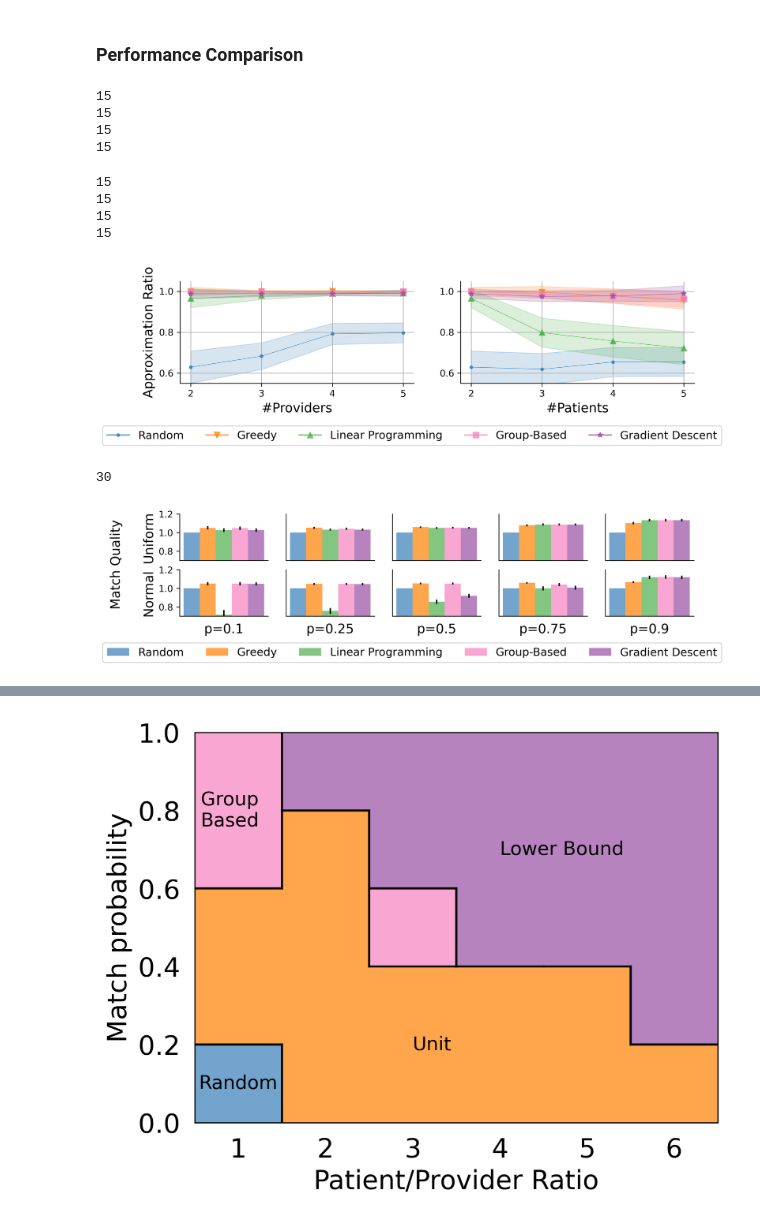
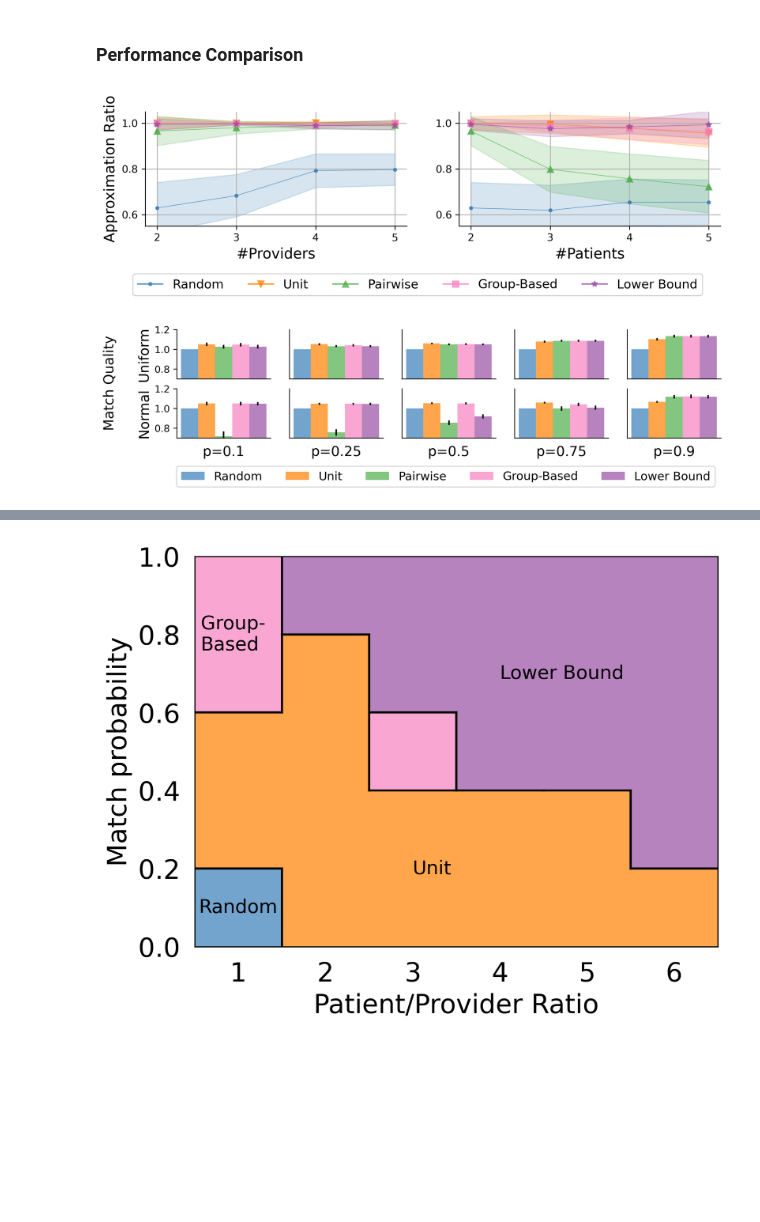
Before and after one commit to naveenr414/patient-provider, a Jupyter notebook: scripts/notebooks/Plotting.ipynb, the cells around one changed output, grey strips where cells are left out. Drawn from its saved outputs; the diff is of its cells as text; code cells hidden in the pictures; blank space fills up the shorter version.

Commit message:
Created all the plots + cleaned them up

```diff
--- a/scripts/notebooks/Plotting.ipynb
+++ b/scripts/notebooks/Plotting.ipynb
@@ -38,45 +38,11 @@ plt.rcParams['axes.spines.right'] = False
 plt.rcParams['axes.spines.top'] = False
 
 plt.rcParams['savefig.bbox'] = 'tight'
-# %%
-colors_by_method = {}
-baseline_methods = ['random','greedy_basic','greedy','']
-lp_methods = ['lp','lp_multiple_match','lp_fairness','lp_more_patients','lp_threshold']
-patient_provider_methods = ['group_based','group_based_unidirectional','provider_focused','provider_focused_less_interference','gradient_descent_2']
-linear_regularization_methods = ['provider_focused_linear_regularization_{}'.format(i) for i in [0.25,0.5,1,2,4]]
-log_regularization_methods = ['provider_focused_log_regularization_{}'.format(i) for i in [0.25,0.5,1,2,4]]
-
-greys = plt.cm.Greys(np.linspace(0, 1, len(baseline_methods)+1))
-vidris = plt.cm.coolwarm(np.linspace(0, 1, len(lp_methods)))
-wistia = plt.cm.Wistia(np.linspace(0, 1, len(patient_provider_methods)))
-vidris_2 = plt.cm.coolwarm(np.linspace(0, 1, len(linear_regularization_methods)))
-wistia_2 = plt.cm.Wistia(np.linspace(0, 1, len(log_regularization_methods)))
-
-
-for i,m in enumerate(baseline_methods):
-    colors_by_method[m] = greys[i+1]
-for i,m in enumerate(lp_methods):
-    colors_by_method[m] = vidris[i]
-for i,m in enumerate(patient_provider_methods):
-    colors_by_method[m] = wistia[i]
-for i,m in enumerate(linear_regularization_methods):
-    colors_by_method[m] = vidris_2[i]
-for i,m in enumerate(log_regularization_methods):
-    colors_by_method[m] = wistia_2[i]
-
-
-colors_by_method['optimal'] = np.array([0.9,0.05,0.05,1.0])
-colors_by_method['optimal_order'] = np.array([0.9,0.05,0.05,1.0])
-# %%
-shapes_by_method = {}
-all_shapes = ['P','o','v','D','s','x','^','<','>']
-for i,m in enumerate(baseline_methods+lp_methods+patient_provider_methods):
-    shapes_by_method[m] = all_shapes[i%len(all_shapes)]
 # %%
 style_size = 'paper'
 # %%
 methods = ['random','greedy','lp','group_based','gradient_descent_fast']
-method_labels = ["Random","Greedy","Linear Programming","Group-Based","Gradient Descent"]
+method_labels = ["Random","Unit","Pairwise","Group-Based","Lower Bound"]
 # %% [markdown]
 # EC Plots
 # %% [markdown]
@@ -98,11 +64,6 @@ for i in range(len(x_values)):
     for method in range(len(method_labels)):
         provider_y_values[method].append(aggregate_data['{}_utilities'.format(methods[method])][0])
         provider_y_confidences[method].append(aggregate_data['{}_utilities'.format(methods[method])][1]/len(results)**.5)
-# %% [output]
-15
-15
-15
-15
 # %%
 patient_y_values = [[] for i in range(len(methods))]
 patient_y_confidences = [[] for i in range(len(methods))]
@@ -115,43 +76,34 @@ for i in range(len(x_values)):
     for method in range(len(method_labels)):
         patient_y_values[method].append(aggregate_data['{}_utilities'.format(methods[method])][0])
         patient_y_confidences[method].append(aggregate_data['{}_utilities'.format(methods[method])][1]/len(results)**.5)
-# %% [output]
-15
-15
-15
-15
 # %%
 plot_dimensions = (1,2)
 x_labels = [["#Providers","#Patients"]]
 y_labels = [["Approximation Ratio",""]]
 sup_y_label = ""
 overall_format = {'figsize':(10,2),
     'style_size': style_size,
     'x_ticks': [[[[2,3,4,5],[2,3,4,5]],[[2,3,4,5],[2,3,4,5]]]],
     'y_ticks': [[[[0.6,0.8,1.0],[0.6,0.8,1.0]],[[0.6,0.8,1.0],[0.6,0.8,1.0]]]],
     'y_lim': [[[0.55,1.05],[0.55,1.05]]],
     'has_grid': True,
 }
 
 fig,ax = create_axes(plot_dimensions,overall_format,x_labels=x_labels,y_labels=y_labels,sup_y_label=sup_y_label)
 
 line_format = {'color_palette': 'six_color', 'size': 15}
 plot_line(ax[0][0],[x_values for i in range(len(provider_y_values))],provider_y_values,provider_y_confidences,method_labels,line_format)
 plot_scatter(ax[0][0],[x_values for i in range(len(provider_y_values))],provider_y_values,[],line_format)
 
 plot_line(ax[0][1],[x_values for i in range(len(patient_y_values))],patient_y_values,patient_y_confidences,method_labels,line_format)
 plot_scatter(ax[0][1],[x_values for i in range(len(patient_y_confidences))],patient_y_values,[],line_format)
 
-legend_format = {'style_size': style_size,'type': 'is_global', 'loc': 'lower left', 'ncol': 5, 'bbox_to_anchor': (0,-0.4), 'show_point': True}
+legend_format = {'style_size': style_size,'type': 'is_global', 'loc': 'lower left', 'ncol': 5, 'bbox_to_anchor': (0.1,-0.4), 'show_point': True}
 create_legend(fig,ax,plot_dimensions,legend_format)
 
 fig.savefig("../../results/figures/small_patient_provider.pdf",dpi=300, bbox_inches='tight')
 # %% [output]
-[figure, old version]
+[figure, new version]
-# %%
-len(results)
-# %% [output]
-30
 # %%
 top_choice_probs = [0.1,0.25,0.5,0.75,0.9]
 utility_functions = ['uniform','normal']
@@ -197,11 +149,11 @@ for i in range(2):
         labels = method_labels
         plot_bar(ax[i][j],x_groups,y_values,y_errors,labels,bar_format)
 
-legend_format = {'style_size': style_size,'type': 'is_global', 'loc': 'upper right', 'ncol': 5, 'bbox_to_anchor': (0.95,-0.05)}
+legend_format = {'style_size': style_size,'type': 'is_global', 'loc': 'upper right', 'ncol': 5, 'bbox_to_anchor': (0.9,-0.05)}
 create_legend(fig,ax,plot_dimensions,legend_format)
 fig.savefig("../../results/figures/policy_comparison.pdf",dpi=300, bbox_inches='tight')
 # %% [output]
-[figure, old version]
+[figure, new version]
 # %%
 top_choice_probs = [0.1,0.3,0.5,0.7,0.9]
 num_patients = [10,20,30,40,50,60]
```
Also changed, not shown: parts of 23 cells of this notebook, 5 other files.
